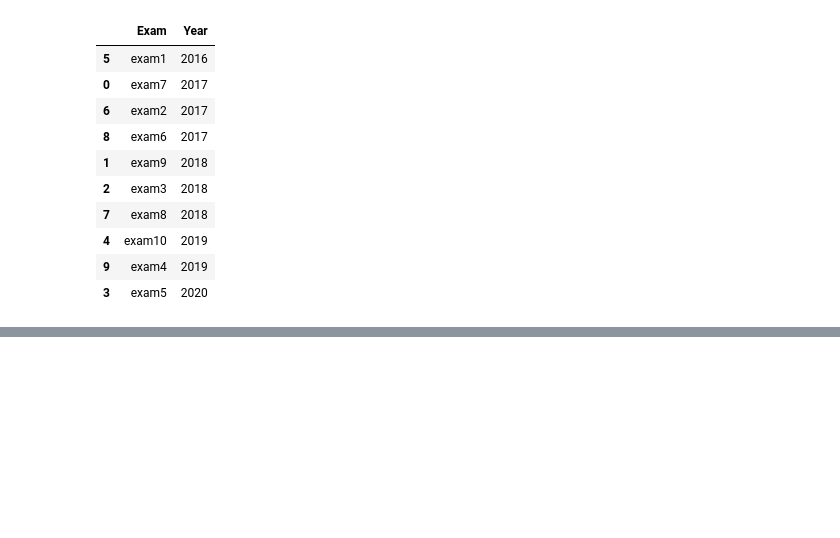
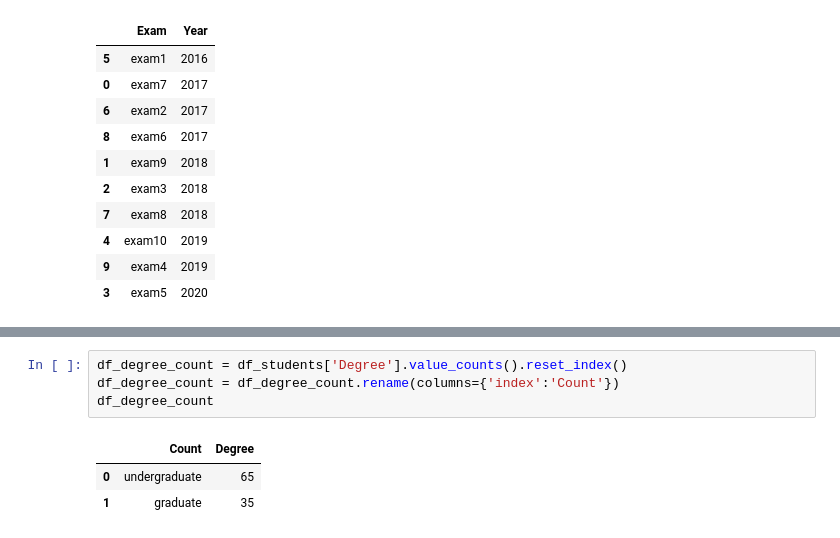
Before and after one commit to pChitral/assignment6, a Jupyter notebook: playground.ipynb, the cells around one changed output, grey strips where cells are left out. Saved outputs shown, nothing was run; the diff lists cells and outputs as text; blank space fills up the shorter version.

```diff
--- a/playground.ipynb
+++ b/playground.ipynb
@@ -385,0 +406,8 @@ df_exams.sort_values(by='Year')
+# %%
+df_degree_count = df_students['Degree'].value_counts().reset_index()
+df_degree_count = df_degree_count.rename(columns={'index':'Count'})
+df_degree_count
+# %% [output]
+|  | Count | Degree |
+| 0 | undergraduate | 65 |
+| 1 | graduate | 35 |
```
Also changed, not shown: parts of 12 cells of this notebook, 2 other files.
